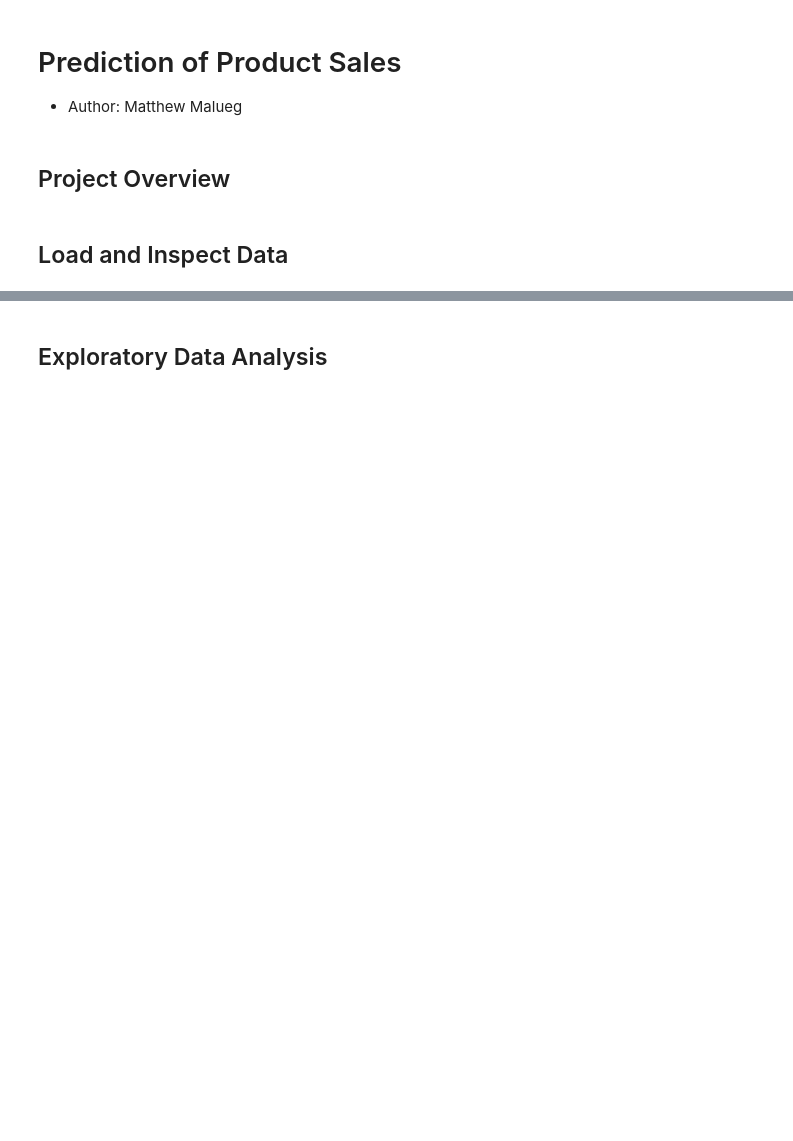
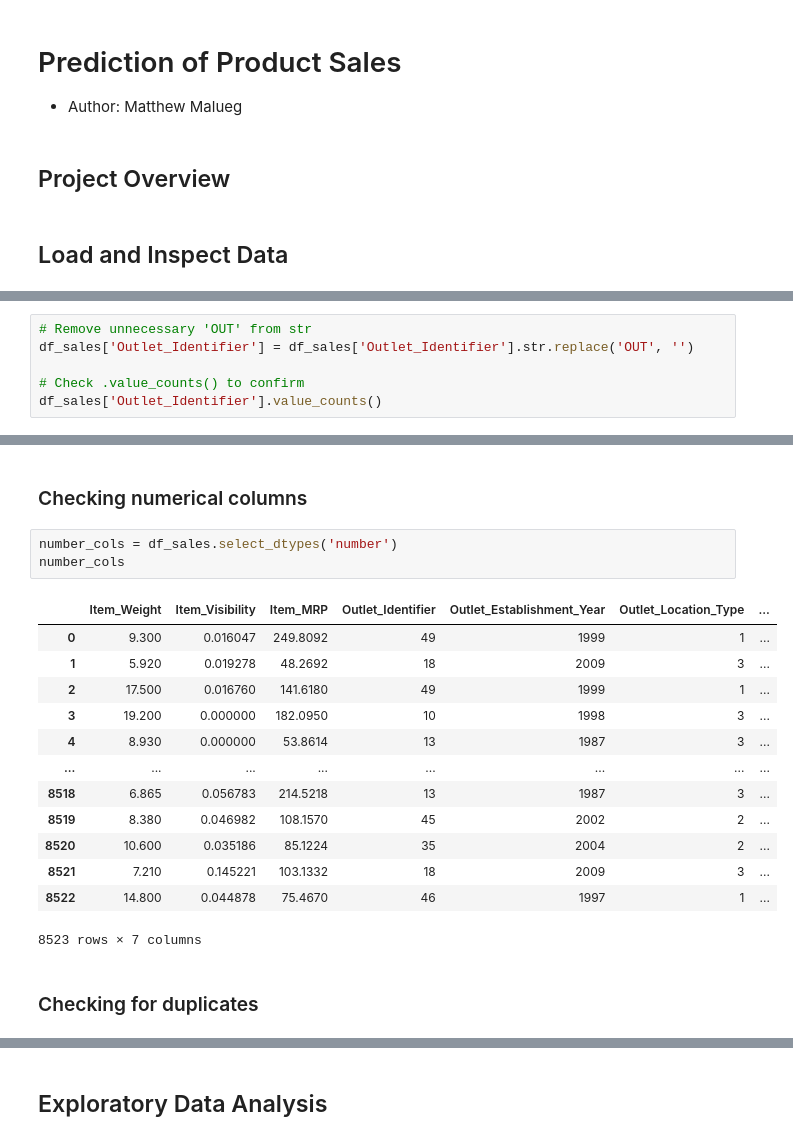
Before and after one commit to JKDS87/Prediction-of-Product-Sales, a Jupyter notebook: Prediction_of_Product_Sales.ipynb, the cells around one changed output, grey strips where cells are left out. Drawn from its saved outputs; the diff is of its cells as text; blank space fills up the shorter version.

```diff
--- a/Prediction_of_Product_Sales.ipynb
+++ b/Prediction_of_Product_Sales.ipynb
@@ -11,0 +74,6 @@
+# %%
+# Remove unnecessary 'OUT' from str
+df_sales['Outlet_Identifier'] = df_sales['Outlet_Identifier'].str.replace('OUT', '')
+
+# Check .value_counts() to confirm
+df_sales['Outlet_Identifier'].value_counts()
@@ -11,0 +126,21 @@
+# %% [markdown]
+### Checking numerical columns
+# %%
+number_cols = df_sales.select_dtypes('number')
+number_cols
+# %% [output]
+|  | Item_Weight | Item_Visibility | Item_MRP | Outlet_Identifier | Outlet_Establishment_Year | Outlet_Location_Type | ... |
+| 0 | 9.300 | 0.016047 | 249.8092 | 49 | 1999 | 1 | ... |
+| 1 | 5.920 | 0.019278 | 48.2692 | 18 | 2009 | 3 | ... |
+| 2 | 17.500 | 0.016760 | 141.6180 | 49 | 1999 | 1 | ... |
+| 3 | 19.200 | 0.000000 | 182.0950 | 10 | 1998 | 3 | ... |
+| 4 | 8.930 | 0.000000 | 53.8614 | 13 | 1987 | 3 | ... |
+| ... | ... | ... | ... | ... | ... | ... | ... |
+| 8518 | 6.865 | 0.056783 | 214.5218 | 13 | 1987 | 3 | ... |
+| 8519 | 8.380 | 0.046982 | 108.1570 | 45 | 2002 | 2 | ... |
+| 8520 | 10.600 | 0.035186 | 85.1224 | 35 | 2004 | 2 | ... |
+| 8521 | 7.210 | 0.145221 | 103.1332 | 18 | 2009 | 3 | ... |
+| 8522 | 14.800 | 0.044878 | 75.4670 | 46 | 1997 | 1 | ... |
+8523 rows × 7 columns
+# %% [markdown]
+### Checking for duplicates
```
Also changed, not shown: parts of 36 cells of this notebook.
